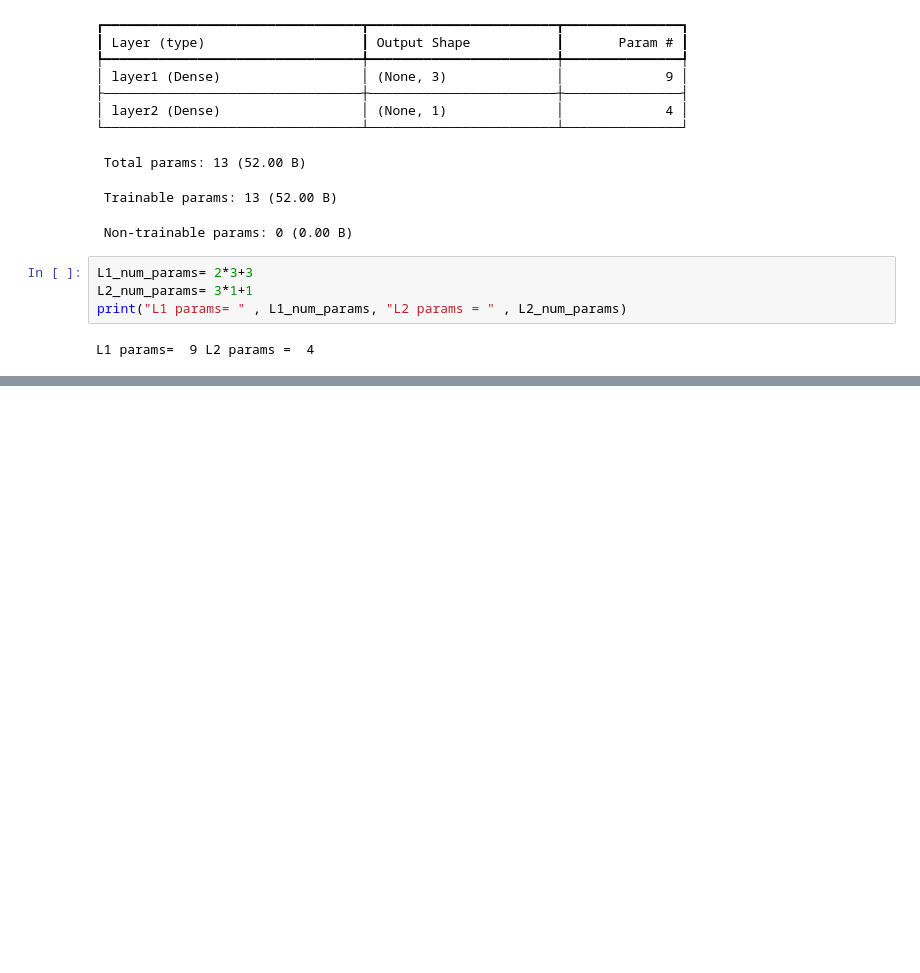
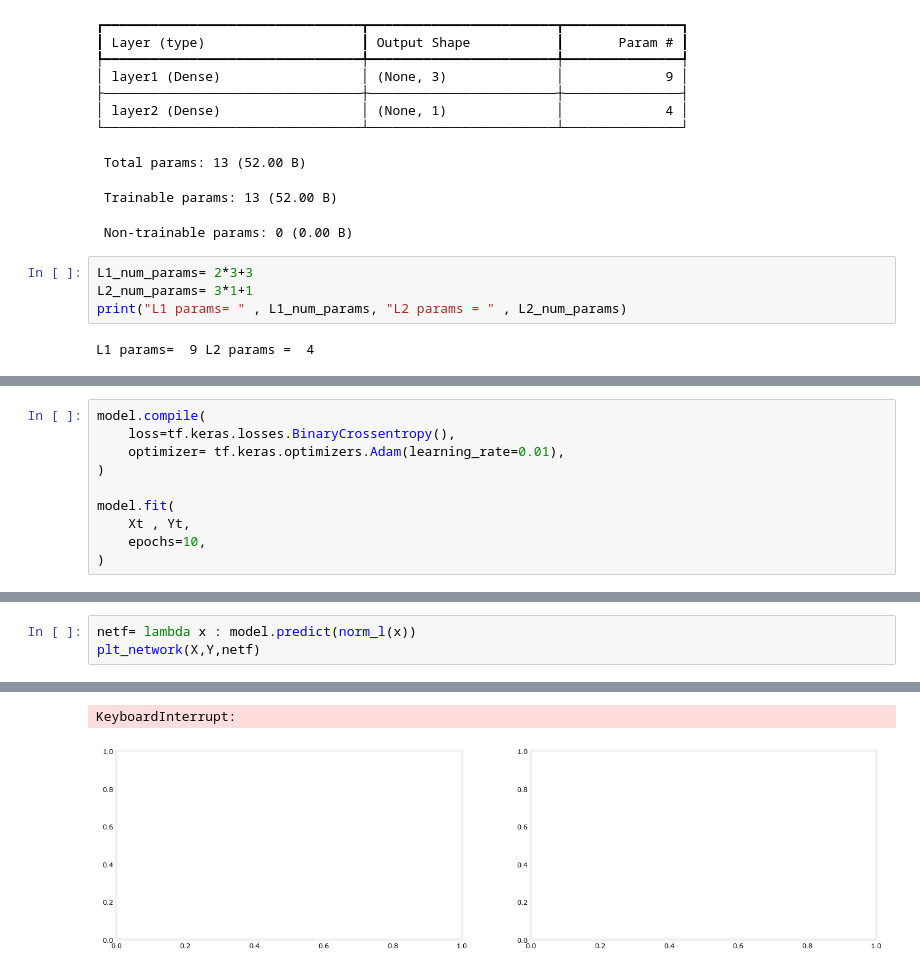
Before and after one commit to Roshanchau/learning_ML, a Jupyter notebook: Advanced_learning_algorithms/2_coffee_roasting_neuralNet.ipynb, the cells around one changed output, grey strips where cells are left out. Drawn from its saved outputs; the diff is of its cells as text; blank space fills up the shorter version.

```diff
--- a/Advanced_learning_algorithms/2_coffee_roasting_neuralNet.ipynb
+++ b/Advanced_learning_algorithms/2_coffee_roasting_neuralNet.ipynb
@@ -76,0 +92,10 @@ L1 params=  9 L2 params =  4
+# %%
+model.compile(
+    loss=tf.keras.losses.BinaryCrossentropy(),
+    optimizer= tf.keras.optimizers.Adam(learning_rate=0.01),
+)
+
+model.fit(
+    Xt , Yt,
+    epochs=10,
+)
@@ -76,0 +199,4 @@ L1 params=  9 L2 params =  4
+# %%
+netf= lambda x : model.predict(norm_l(x))
+plt_network(X,Y,netf)
+# %% [output]
@@ -76,0 +220,2 @@ L1 params=  9 L2 params =  4
+KeyboardInterrupt:
+[figure, added]
```
Also changed, not shown: parts of 14 cells of this notebook, 1 other file.
